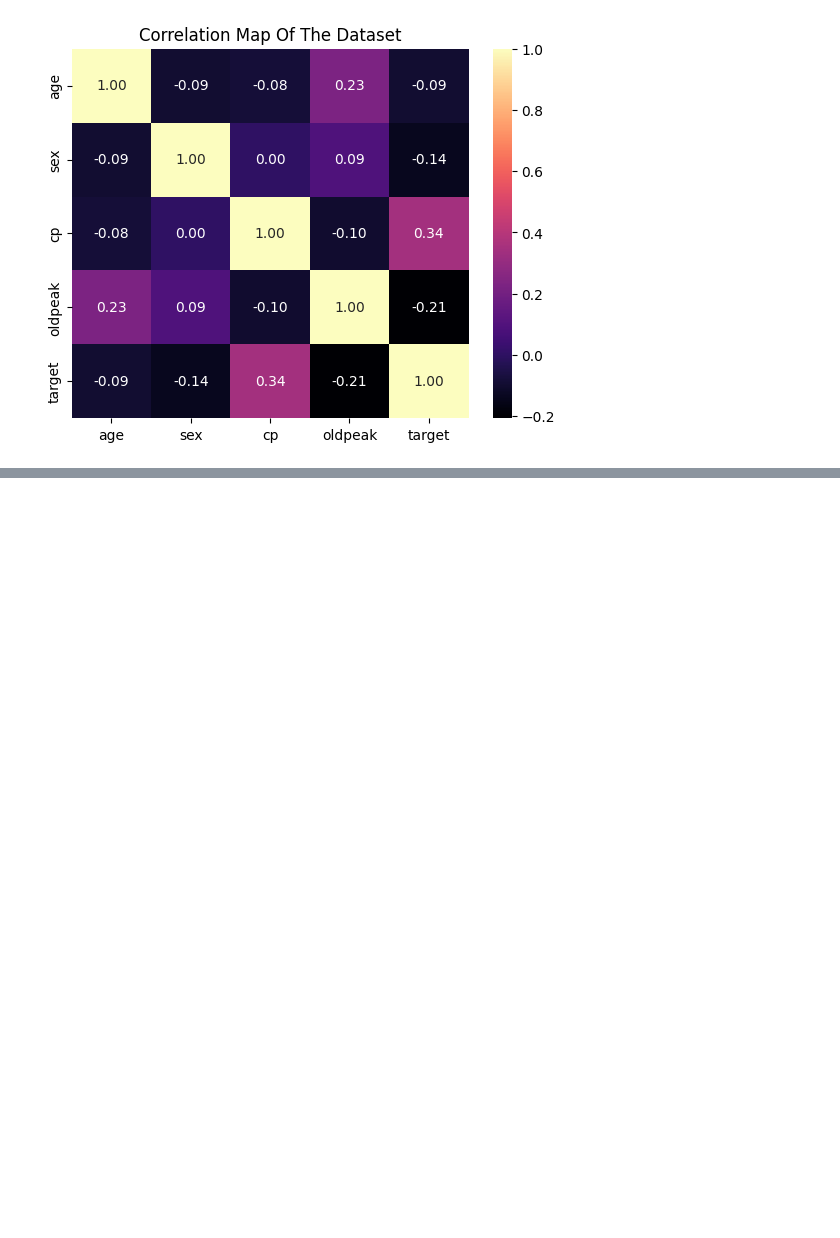
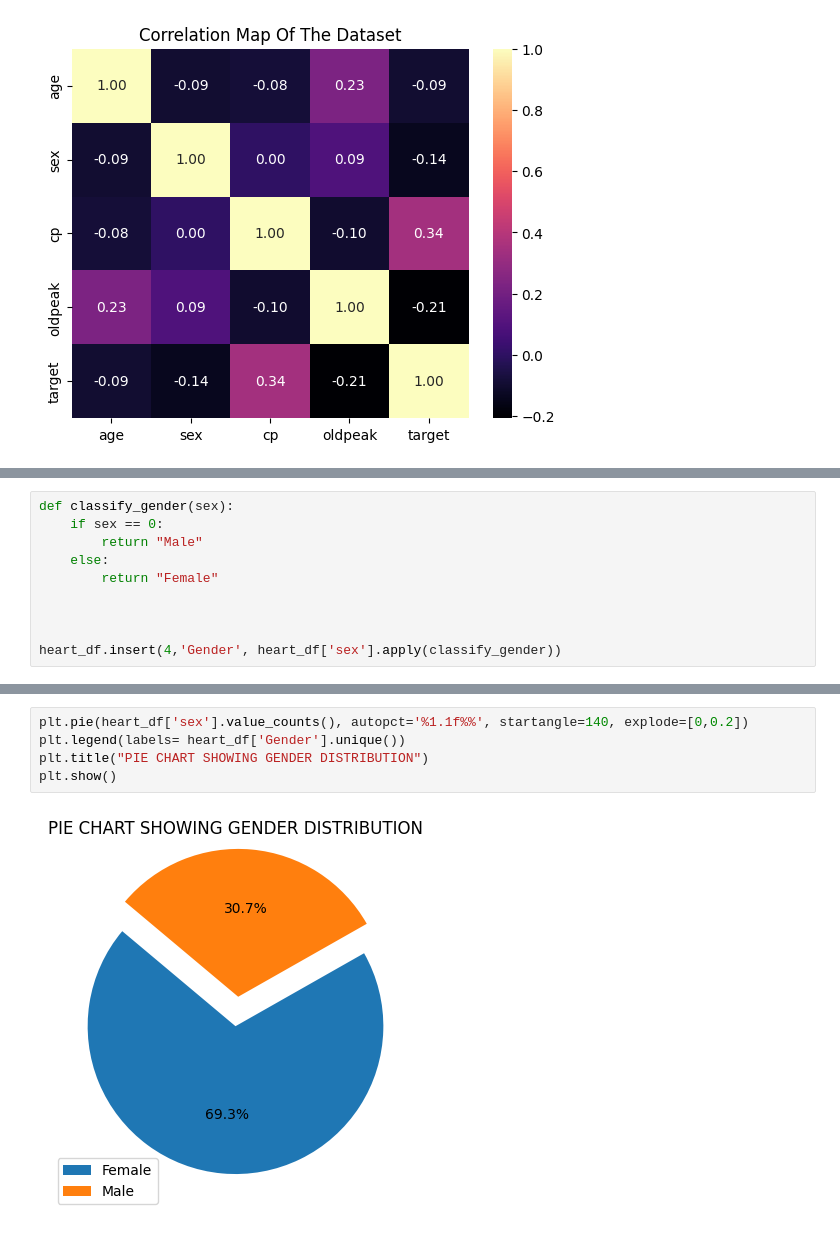
Before and after one commit to Aphrodite1818/HEART_DISEASE_DASHBOARD---PRACTICE, a Jupyter notebook: Data preprocessing and exploaration/preprocessing.ipynb, the cells around one changed output, grey strips where cells are left out. Cells and saved outputs as stored; diff of their text form; blank space fills up the shorter version.

```diff
--- a/Data preprocessing and exploaration/preprocessing.ipynb
+++ b/Data preprocessing and exploaration/preprocessing.ipynb
@@ -161,0 +162,10 @@ plt.show()
+# %%
+def classify_gender(sex):
+    if sex == 0:
+        return "Male"
+    else:
+        return "Female"
+
+
+
+heart_df.insert(4,'Gender', heart_df['sex'].apply(classify_gender))
@@ -161,0 +181,7 @@ plt.show()
+# %%
+plt.pie(heart_df['sex'].value_counts(), autopct='%1.1f%%', startangle=140, explode=[0,0.2])
+plt.legend(labels= heart_df['Gender'].unique())
+plt.title("PIE CHART SHOWING GENDER DISTRIBUTION")
+plt.show()
+# %% [output]
+[figure, added]
```
Also changed, not shown: parts of 11 cells of this notebook, 3 other files.
